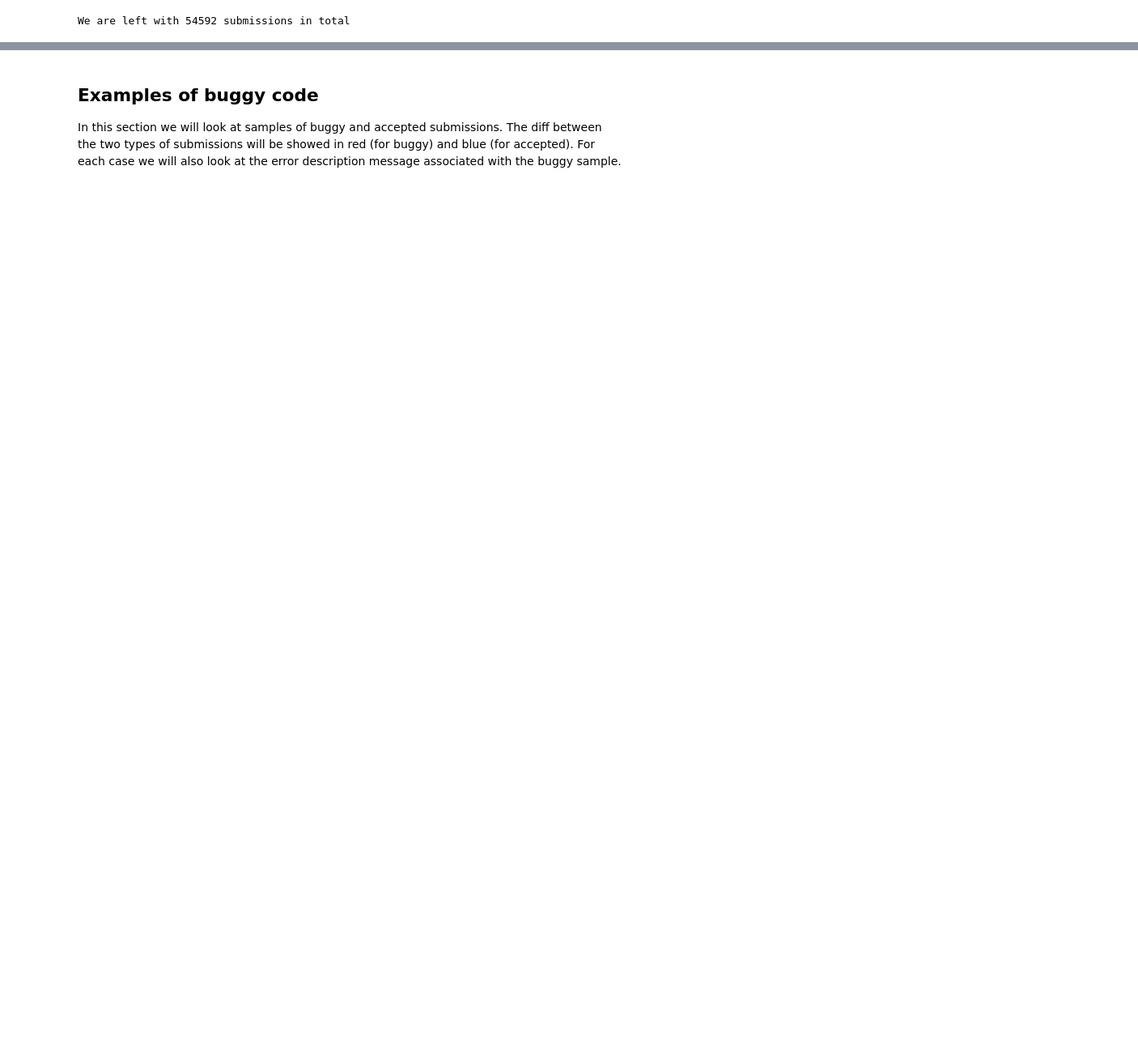
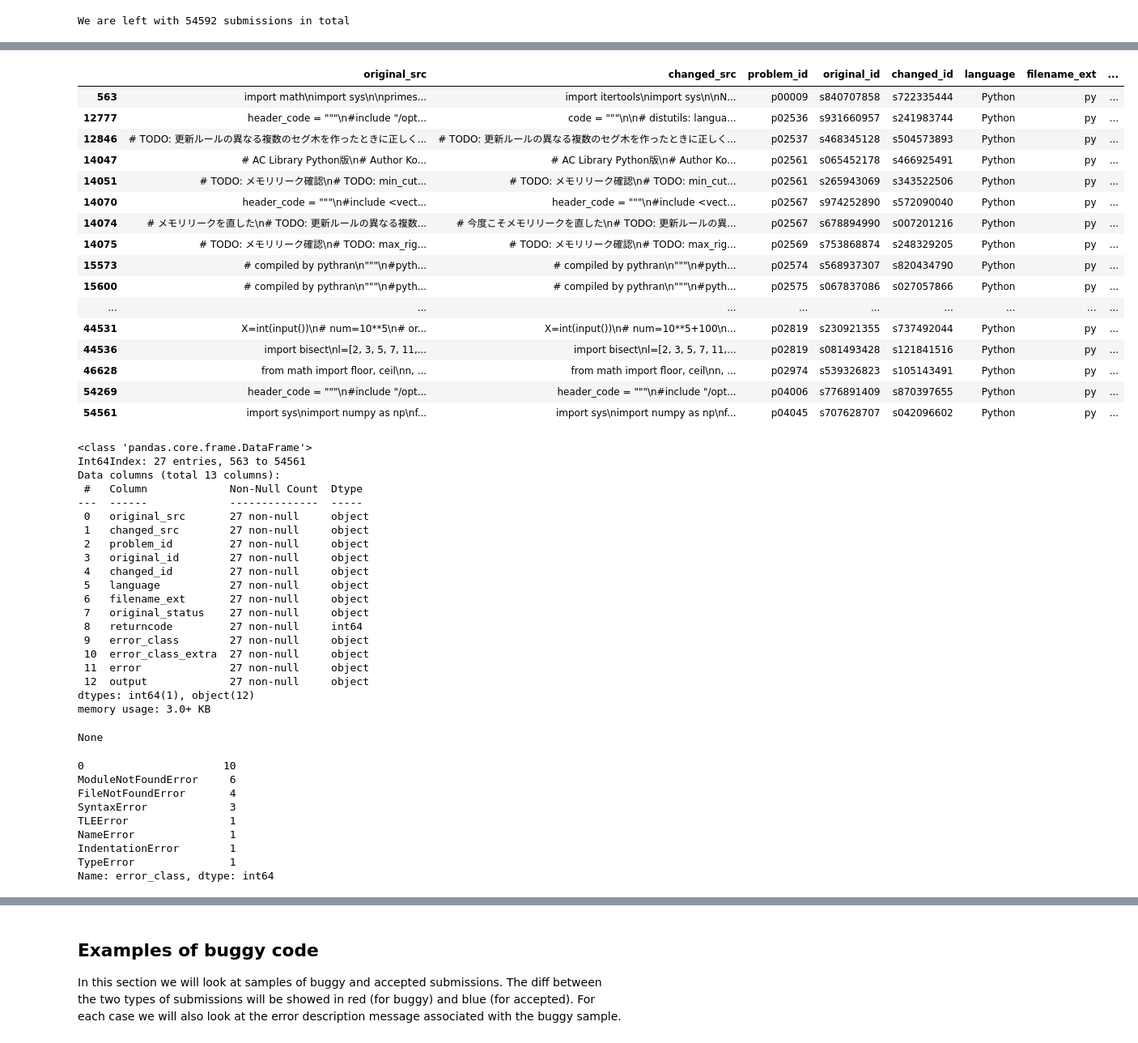
Before and after one commit to alexjercan/bug-detection, a Jupyter notebook: notebooks/codenetpy-eda.ipynb, the cells around one changed output, grey strips where cells are left out. Shown at 81% size. Cells and saved outputs as stored; diff of their text form; code cells hidden in the pictures; blank space fills up the shorter version.

```diff
--- a/notebooks/codenetpy-eda.ipynb
+++ b/notebooks/codenetpy-eda.ipynb
@@ -27,12 +27,12 @@ import pandas as pd
 from difflib import SequenceMatcher
 from IPython.display import HTML
 
-pd.set_option('max_columns', None)
+pd.set_option('display.max_columns', None)
 
 problem_list_clean_path = "../../input/generated/problem_list_clean.csv"
 generated_pairs_path = "../../input/generated/generated_pairs.csv"
-codenetpy_path = "../../input/generated/codenetpy_train.json"
-codenetpy_test_path = "../../input/generated/codenetpy_test.json"
+codenetpy_path = "../../input/generated/codenetpy.json"
+filter_codenetpy_path = "../../input/generated/filter_codenetpy.json"
 # %% [markdown]
 ## Download CodeNet
 
@@ -137,10 +137,9 @@ We are left with 54592 submissions in total
 In this section we are going to generate the error classes for each of the found changes. To be able to create an error message for each change we have to generate the corresponding source code files to analyze what error would be produced by each modification. After this step we can run the source code and obtain the error message for the analyzed instruction. Next we repeat this step for the rest of the instruction changed in a single file. This way we obtained 250K labels that contain errors, compared to the previous attempt where we considered only the files that had a single instruction changed, where we obtained only 5K examples. Now, out of the entire set of generated pairs, a third contained instructions that did not matter toward the acceptance of the problem. These instructions, when analyzed, obtained a return code with the value of zero, indicating that the execution was successful. Out of the remaining buggy instructions, half are syntax errors, and the other more frequent errors are Python related problems, with some indentation bugs and type bugs.
 # %%
 with open(codenetpy_path, 'r') as f:
-    data = json.load(f)["data"]
-with open(codenetpy_test_path, 'r') as f:
-    data_test = json.load(f)["data"]
-codenetpy_df = pd.DataFrame(data + data_test)
+    data = json.load(f)
+
+codenetpy_df = pd.DataFrame(data)
 
 display(codenetpy_df)
 display(codenetpy_df.info())
@@ -200,0 +232,10 @@ Name: error_class, dtype: int64
+# %%
+with open(filter_codenetpy_path, 'r') as f:
+    data = json.load(f)
+
+filter_codenetpy_df = pd.DataFrame(data)
+
+display(filter_codenetpy_df)
+display(filter_codenetpy_df.info())
+
+filter_codenetpy_df['error_class'].value_counts()
@@ -200,0 +324,55 @@ Name: error_class, dtype: int64
+# %%
+diff_df = codenetpy_df[~codenetpy_df["original_id"].isin(filter_codenetpy_df["original_id"])]
+
+display(diff_df)
+display(diff_df.info())
+
+diff_df["error_class"].value_counts()
+# %% [output]
+|  | original_src | changed_src | problem_id | original_id | changed_id | language | filename_ext | ... |
+| 563 | import math\nimport sys\n\nprimes... | import itertools\nimport sys\n\nN... | p00009 | s840707858 | s722335444 | Python | py | ... |
+| 12777 | header_code = """\n#include "/opt... | code = """\n\n# distutils: langua... | p02536 | s931660957 | s241983744 | Python | py | ... |
+| 12846 | # TODO: 更新ルールの異なる複数のセグ木を作ったときに正しく... | # TODO: 更新ルールの異なる複数のセグ木を作ったときに正しく... | p02537 | s468345128 | s504573893 | Python | py | ... |
+| 14047 | # AC Library Python版\n# Author Ko... | # AC Library Python版\n# Author Ko... | p02561 | s065452178 | s466925491 | Python | py | ... |
+| 14051 | # TODO: メモリリーク確認\n# TODO: min_cut... | # TODO: メモリリーク確認\n# TODO: min_cut... | p02561 | s265943069 | s343522506 | Python | py | ... |
+| 14070 | header_code = """\n#include <vect... | header_code = """\n#include <vect... | p02567 | s974252890 | s572090040 | Python | py | ... |
+| 14074 | # メモリリークを直した\n# TODO: 更新ルールの異なる複数... | # 今度こそメモリリークを直した\n# TODO: 更新ルールの異... | p02567 | s678894990 | s007201216 | Python | py | ... |
+| 14075 | # TODO: メモリリーク確認\n# TODO: max_rig... | # TODO: メモリリーク確認\n# TODO: max_rig... | p02569 | s753868874 | s248329205 | Python | py | ... |
+| 15573 | # compiled by pythran\n"""\n#pyth... | # compiled by pythran\n"""\n#pyth... | p02574 | s568937307 | s820434790 | Python | py | ... |
+| 15600 | # compiled by pythran\n"""\n#pyth... | # compiled by pythran\n"""\n#pyth... | p02575 | s067837086 | s027057866 | Python | py | ... |
+| ... | ... | ... | ... | ... | ... | ... | ... | ... |
+| 44531 | X=int(input())\n# num=10**5\n# or... | X=int(input())\n# num=10**5+100\n... | p02819 | s230921355 | s737492044 | Python | py | ... |
+| 44536 | import bisect\nl=[2, 3, 5, 7, 11,... | import bisect\nl=[2, 3, 5, 7, 11,... | p02819 | s081493428 | s121841516 | Python | py | ... |
+| 46628 | from math import floor, ceil\nn, ... | from math import floor, ceil\nn, ... | p02974 | s539326823 | s105143491 | Python | py | ... |
+| 54269 | header_code = """\n#include "/opt... | header_code = """\n#include "/opt... | p04006 | s776891409 | s870397655 | Python | py | ... |
+| 54561 | import sys\nimport numpy as np\nf... | import sys\nimport numpy as np\nf... | p04045 | s707628707 | s042096602 | Python | py | ... |
+<class 'pandas.core.frame.DataFrame'>
+Int64Index: 27 entries, 563 to 54561
+Data columns (total 13 columns):
+ #   Column             Non-Null Count  Dtype
+---  ------             --------------  -----
+ 0   original_src       27 non-null     object
+ 1   changed_src        27 non-null     object
+ 2   problem_id         27 non-null     object
+ 3   original_id        27 non-null     object
+ 4   changed_id         27 non-null     object
+ 5   language           27 non-null     object
+ 6   filename_ext       27 non-null     object
+ 7   original_status    27 non-null     object
+ 8   returncode         27 non-null     int64
+ 9   error_class        27 non-null     object
+ 10  error_class_extra  27 non-null     object
+ 11  error              27 non-null     object
+ 12  output             27 non-null     object
+dtypes: int64(1), object(12)
+memory usage: 3.0+ KB
+None
+0                      10
+ModuleNotFoundError     6
+FileNotFoundError       4
+SyntaxError             3
+TLEError                1
+NameError               1
+IndentationError        1
+TypeError               1
+Name: error_class, dtype: int64
```
Also changed, not shown: parts of 7 cells of this notebook, 2 other files.
